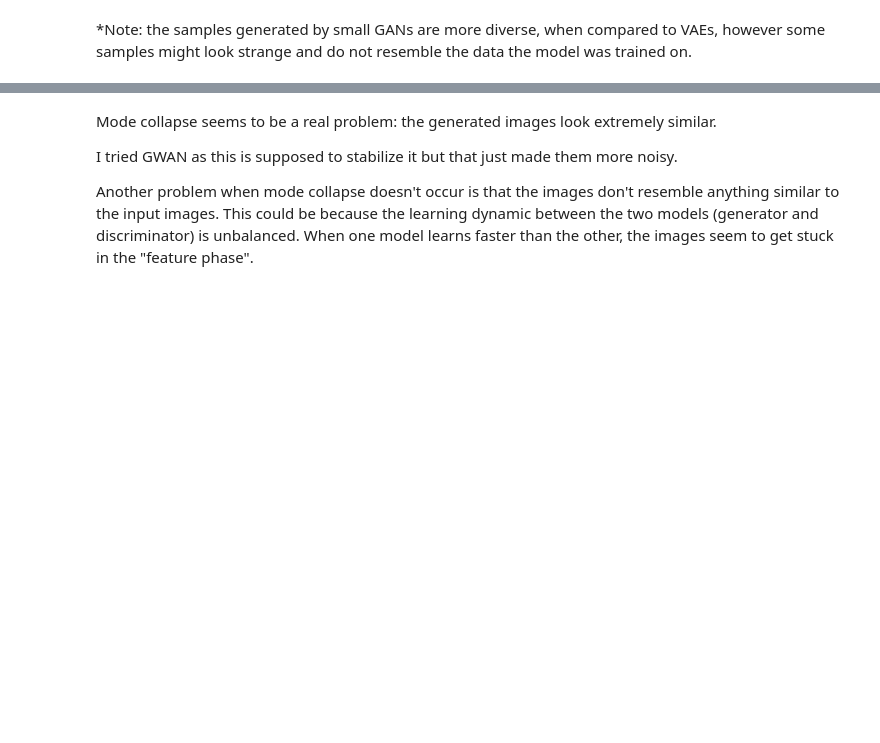
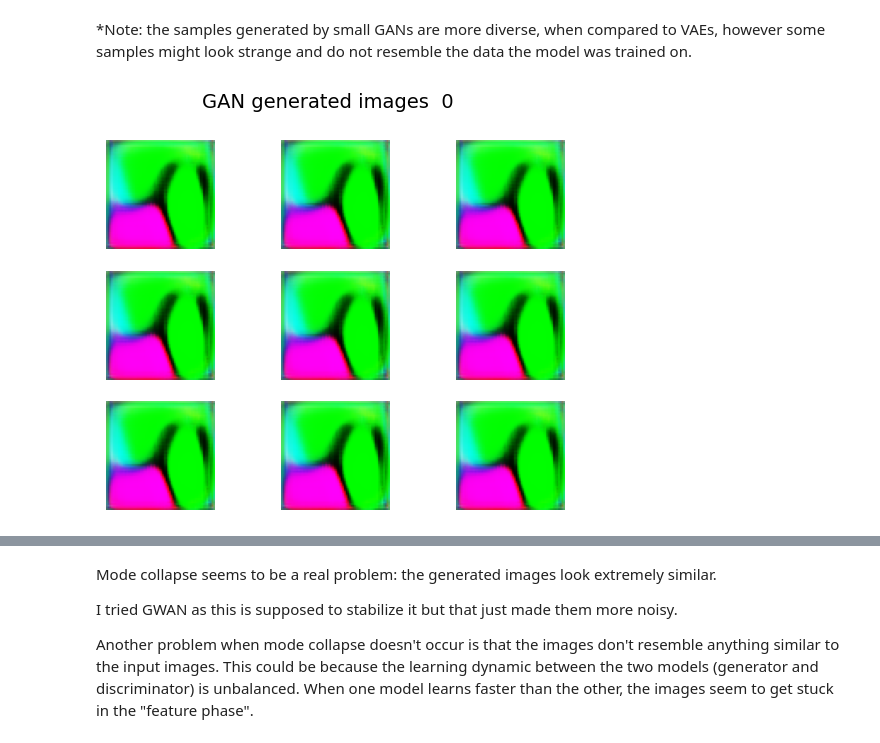
Before and after one commit to NielsDrift/DL_77, a Jupyter notebook: IDL_A1_task3.ipynb, the cells around one changed output, grey strips where cells are left out. Cells and saved outputs as stored; diff of their text form; code cells hidden in the pictures; blank space fills up the shorter version.

```diff
--- a/IDL_A1_task3.ipynb
+++ b/IDL_A1_task3.ipynb
@@ -103,0 +102,18 @@ grid_plot(dataset[np.random.randint(0, len(dataset), 9)], name='Pokemon dataset
+# %%
+from tensorflow.keras.preprocessing.image import ImageDataGenerator
+
+datagen = ImageDataGenerator(
+    rotation_range=40,       # randomly rotate images in the range (degrees, 0 to 180)
+    horizontal_flip=True,   # randomly flip images
+    fill_mode='nearest'     # set mode for filling points outside the input boundaries
+)
+
+datagen.fit(dataset)
+
+augmented_data = []
+for _ in range(5):
+    for x_batch in datagen.flow(dataset, batch_size=len(dataset), shuffle=False):
+        augmented_data.extend(x_batch)
+        break
+
+augmented_data = np.array(augmented_data)
@@ -532,8 +576,8 @@ def build_gan(discriminator, generator):
     return model
 
 # Define optimizers
-discriminator_optimizer = tf.keras.optimizers.legacy.RMSprop(learning_rate=0.0001, clipvalue=1.0, decay=6e-8)
-adversarial_optimizer = tf.keras.optimizers.legacy.Adam(learning_rate=0.0002, clipvalue=1.0, decay=3e-8)
+discriminator_optimizer = tf.keras.optimizers.legacy.Adam(learning_rate=0.0002, clipvalue=1.0, decay=6e-8)
+adversarial_optimizer = tf.keras.optimizers.legacy.Adam(learning_rate=0.0001, clipvalue=1.0, decay=3e-8)
 
 # Build the discriminator
 discriminator = build_conv_net(in_shape=dataset.shape[1:], out_shape=1)
@@ -549,4 +593,15 @@ gan = build_gan(discriminator, generator)
 gan.compile(loss='binary_crossentropy',
             optimizer=adversarial_optimizer,
             metrics=['accuracy'])
+# %%
+## Build and train the model (more complex model)
+
+latent_dim = 256
+dataset_scaled = load_real_samples(scale=True)
+combined_dataset = np.concatenate([dataset_scaled, augmented_data], axis=0)
+
+
+train_gan(generator, discriminator, gan, combined_dataset, latent_dim, n_epochs=51)
+# %% [output]
+[figure, added]
 # %%
```
Also changed, not shown: parts of 12 cells of this notebook.
